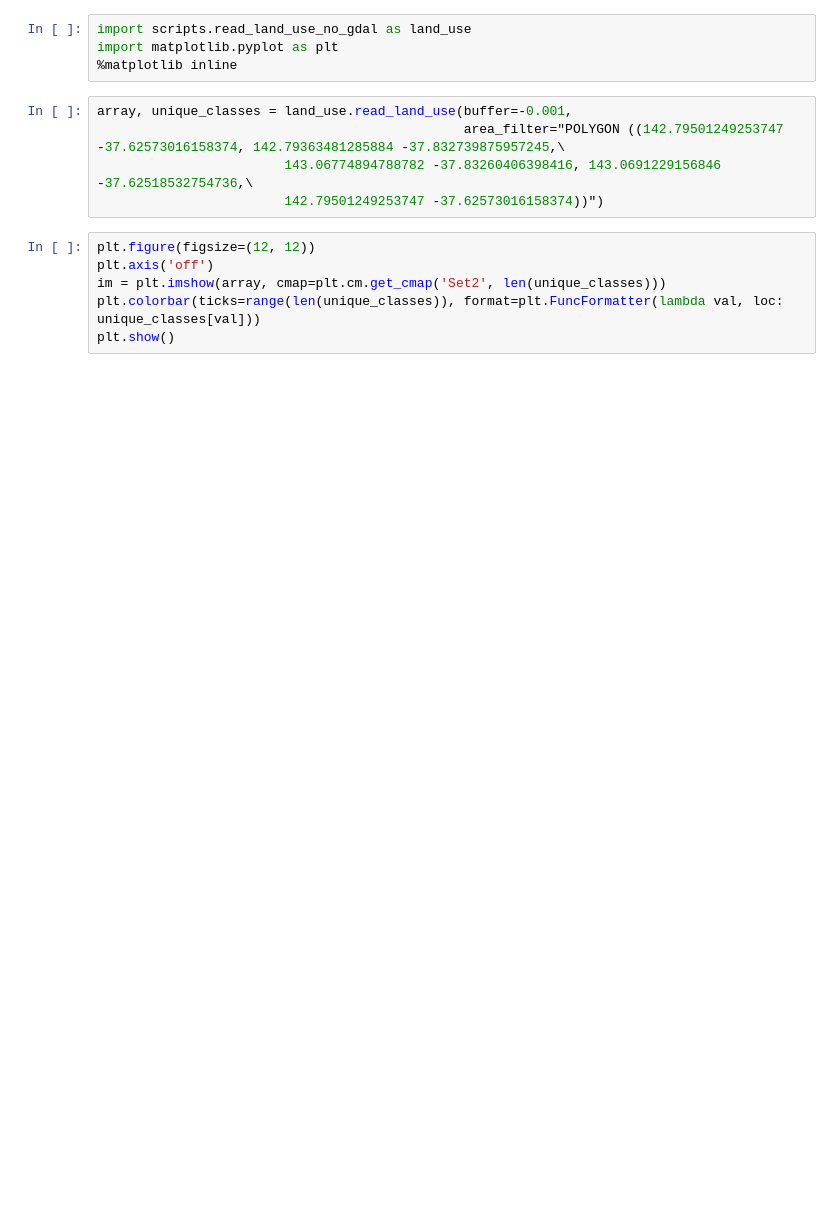
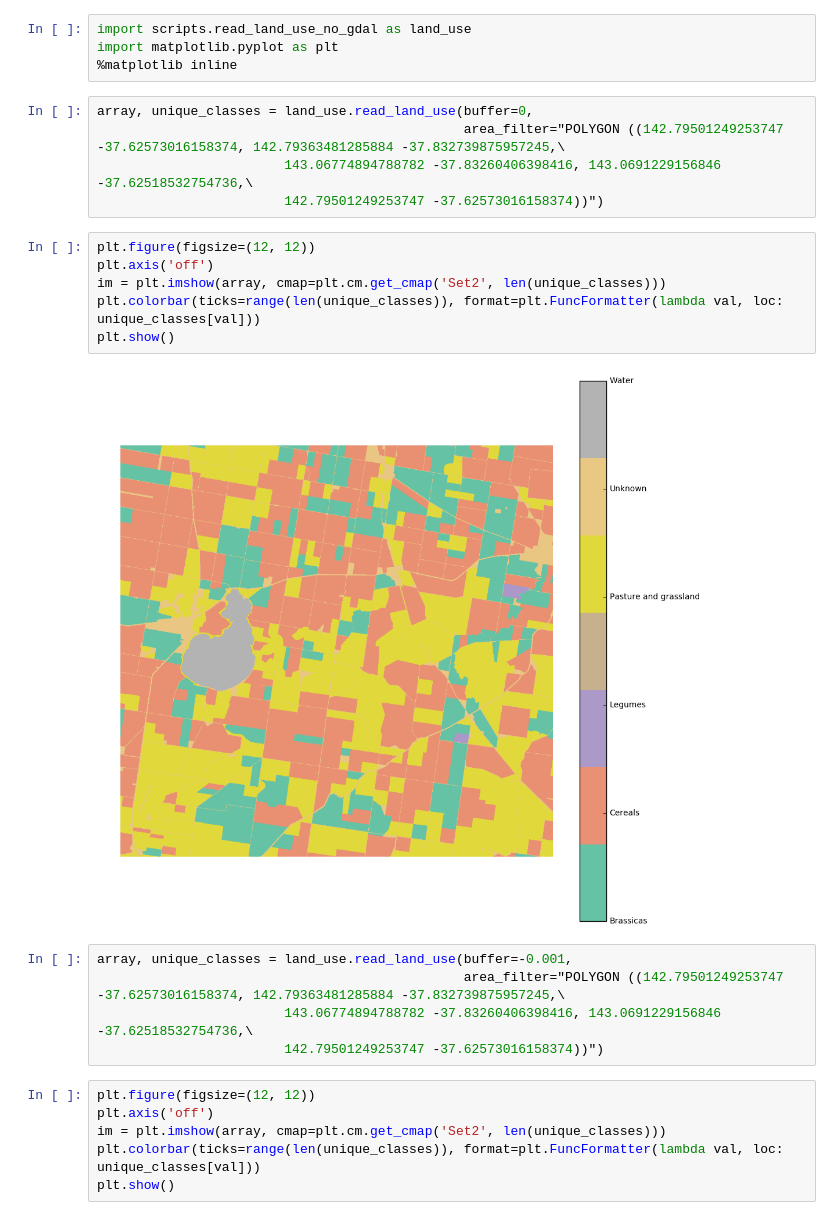
Before and after one commit to HKCaesar/EarthEngineDataProcessing, a Jupyter notebook: test_land_use_script.ipynb, the cells around one changed output. Drawn from its saved outputs; the diff is of its cells as text; blank space fills up the shorter version.

```diff
--- a/test_land_use_script.ipynb
+++ b/test_land_use_script.ipynb
@@ -2,6 +2,19 @@
 import scripts.read_land_use_no_gdal as land_use
 import matplotlib.pyplot as plt
 %matplotlib inline
+# %%
+array, unique_classes = land_use.read_land_use(buffer=0,
+                                               area_filter="POLYGON ((142.79501249253747 -37.62573016158374, 142.79363481285884 -37.832739875957245,\
+                        143.06774894788782 -37.83260406398416, 143.0691229156846 -37.62518532754736,\
+                        142.79501249253747 -37.62573016158374))")
+# %%
+plt.figure(figsize=(12, 12))
+plt.axis('off')
+im = plt.imshow(array, cmap=plt.cm.get_cmap('Set2', len(unique_classes)))
+plt.colorbar(ticks=range(len(unique_classes)), format=plt.FuncFormatter(lambda val, loc: unique_classes[val]))
+plt.show()
+# %% [output]
+[figure, added]
 # %%
 array, unique_classes = land_use.read_land_use(buffer=-0.001,
                                                area_filter="POLYGON ((142.79501249253747 -37.62573016158374, 142.79363481285884 -37.832739875957245,\
```
Also changed, not shown: parts of 1 cell of this notebook, 9 other files.
